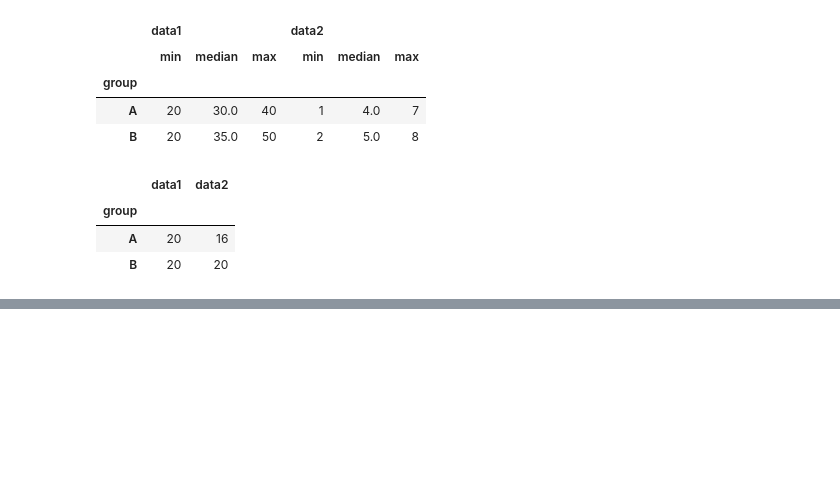
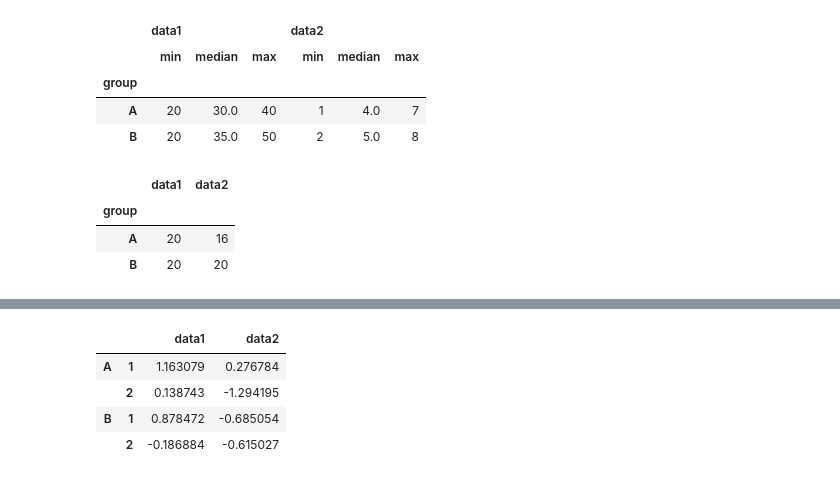
Before and after one commit to sunssstar/pandas, a Jupyter notebook: pandas_03_심화.ipynb, the cells around one changed output, grey strips where cells are left out. Saved outputs shown, nothing was run; the diff lists cells and outputs as text; code cells hidden in the pictures; blank space fills up the shorter version.

```diff
--- a/pandas_03_심화.ipynb
+++ b/pandas_03_심화.ipynb
@@ -410,0 +464,15 @@ df.groupby('group').aggregate({'data1':'min','data2':'sum'})
+# %%
+# Multi index
+# index를 계층으로 구성함
+
+pd.DataFrame(
+    np.random.randn(4,2),
+    index = [['A','A','B','B'],[1,2,1,2]],
+    columns= ['data1','data2']
+)
+# %% [output]
+|  |  | data1 | data2 |
+| A | 1 | 1.163079 | 0.276784 |
+|  | 2 | 0.138743 | -1.294195 |
+| B | 1 | 0.878472 | -0.685054 |
+|  | 2 | -0.186884 | -0.615027 |
```
Also changed, not shown: parts of 16 cells of this notebook.
